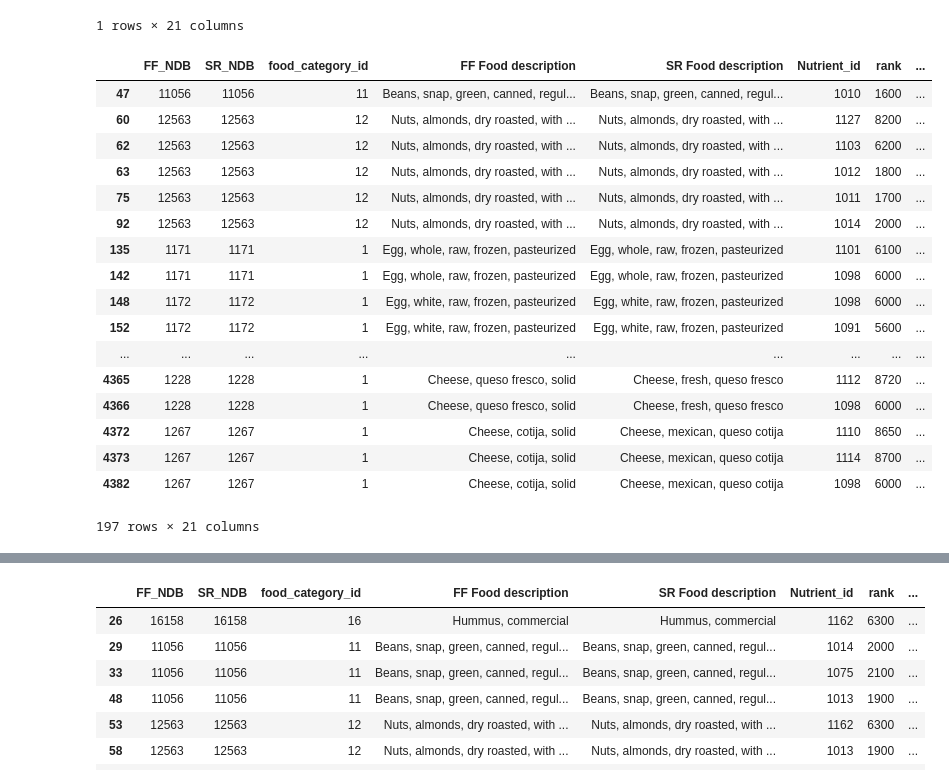
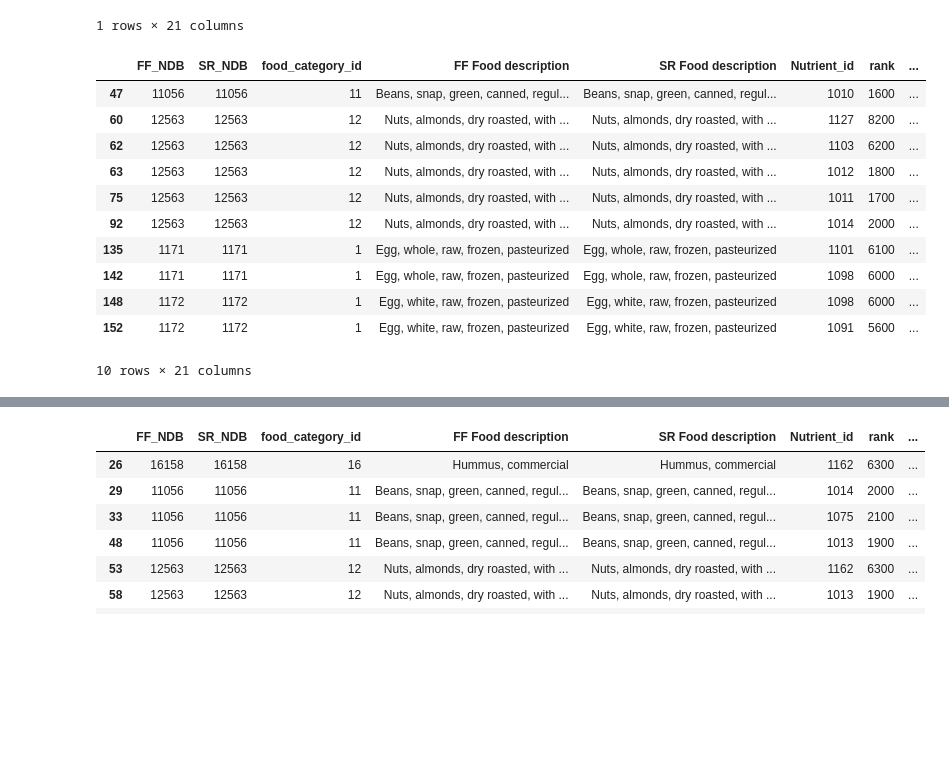
Before and after one commit to InfoChallenge2024-TeamIC24046/IC24-Data-Analytics-USDA, a Jupyter notebook: Eric_Huang_IC24046.ipynb, the cells around one changed output, grey strips where cells are left out. Saved outputs shown, nothing was run; the diff lists cells and outputs as text; code cells hidden in the pictures; blank space fills up the shorter version.

```diff
--- a/Eric_Huang_IC24046.ipynb
+++ b/Eric_Huang_IC24046.ipynb
@@ -95,26 +95,20 @@ Name: percent_change, dtype: float64
 1 rows × 21 columns
 # %%
 # rows where the mean per 100g went to 0 (from SR to FF)
-ff_sr[(ff_sr["FF Mean per 100g"]==0) & (ff_sr["SR Mean per 100g"]!=0)]
+ff_sr[(ff_sr["FF Mean per 100g"]==0) & (ff_sr["SR Mean per 100g"]!=0)].head(10)
 # %% [output]
 |  | FF_NDB | SR_NDB | food_category_id | FF Food description | SR Food description | Nutrient_id | rank | ... |
 | 47 | 11056 | 11056 | 11 | Beans, snap, green, canned, regul... | Beans, snap, green, canned, regul... | 1010 | 1600 | ... |
 | 60 | 12563 | 12563 | 12 | Nuts, almonds, dry roasted, with ... | Nuts, almonds, dry roasted, with ... | 1127 | 8200 | ... |
 | 62 | 12563 | 12563 | 12 | Nuts, almonds, dry roasted, with ... | Nuts, almonds, dry roasted, with ... | 1103 | 6200 | ... |
 | 63 | 12563 | 12563 | 12 | Nuts, almonds, dry roasted, with ... | Nuts, almonds, dry roasted, with ... | 1012 | 1800 | ... |
 | 75 | 12563 | 12563 | 12 | Nuts, almonds, dry roasted, with ... | Nuts, almonds, dry roasted, with ... | 1011 | 1700 | ... |
 | 92 | 12563 | 12563 | 12 | Nuts, almonds, dry roasted, with ... | Nuts, almonds, dry roasted, with ... | 1014 | 2000 | ... |
 | 135 | 1171 | 1171 | 1 | Egg, whole, raw, frozen, pasteurized | Egg, whole, raw, frozen, pasteurized | 1101 | 6100 | ... |
 | 142 | 1171 | 1171 | 1 | Egg, whole, raw, frozen, pasteurized | Egg, whole, raw, frozen, pasteurized | 1098 | 6000 | ... |
 | 148 | 1172 | 1172 | 1 | Egg, white, raw, frozen, pasteurized | Egg, white, raw, frozen, pasteurized | 1098 | 6000 | ... |
 | 152 | 1172 | 1172 | 1 | Egg, white, raw, frozen, pasteurized | Egg, white, raw, frozen, pasteurized | 1091 | 5600 | ... |
-| ... | ... | ... | ... | ... | ... | ... | ... | ... |
-| 4365 | 1228 | 1228 | 1 | Cheese, queso fresco, solid | Cheese, fresh, queso fresco | 1112 | 8720 | ... |
-| 4366 | 1228 | 1228 | 1 | Cheese, queso fresco, solid | Cheese, fresh, queso fresco | 1098 | 6000 | ... |
-| 4372 | 1267 | 1267 | 1 | Cheese, cotija, solid | Cheese, mexican, queso cotija | 1110 | 8650 | ... |
-| 4373 | 1267 | 1267 | 1 | Cheese, cotija, solid | Cheese, mexican, queso cotija | 1114 | 8700 | ... |
-| 4382 | 1267 | 1267 | 1 | Cheese, cotija, solid | Cheese, mexican, queso cotija | 1098 | 6000 | ... |
-197 rows × 21 columns
+10 rows × 21 columns
 # %%
 # rows where SS mean was 0
 print(len(ff_sr[ff_sr["SR Mean per 100g"]==0].index))
```
Also changed, not shown: parts of 1 cell of this notebook.
